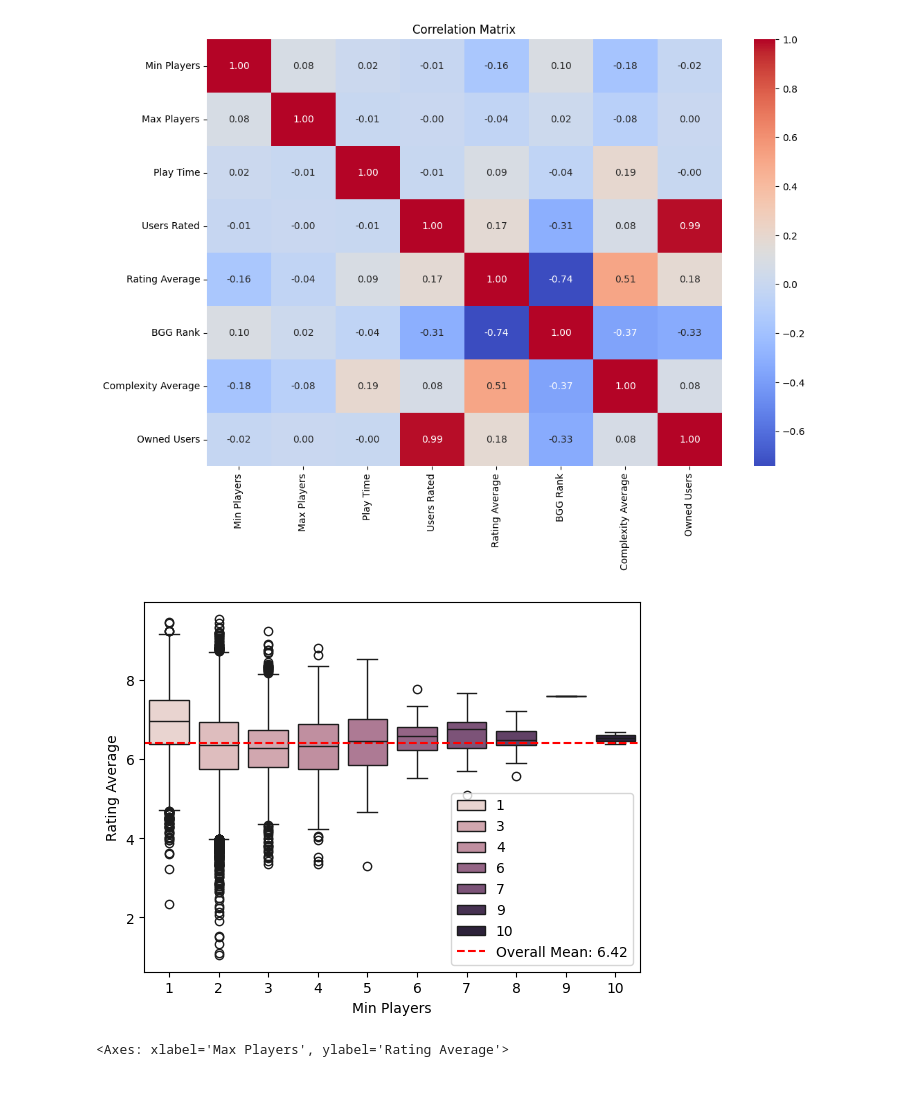
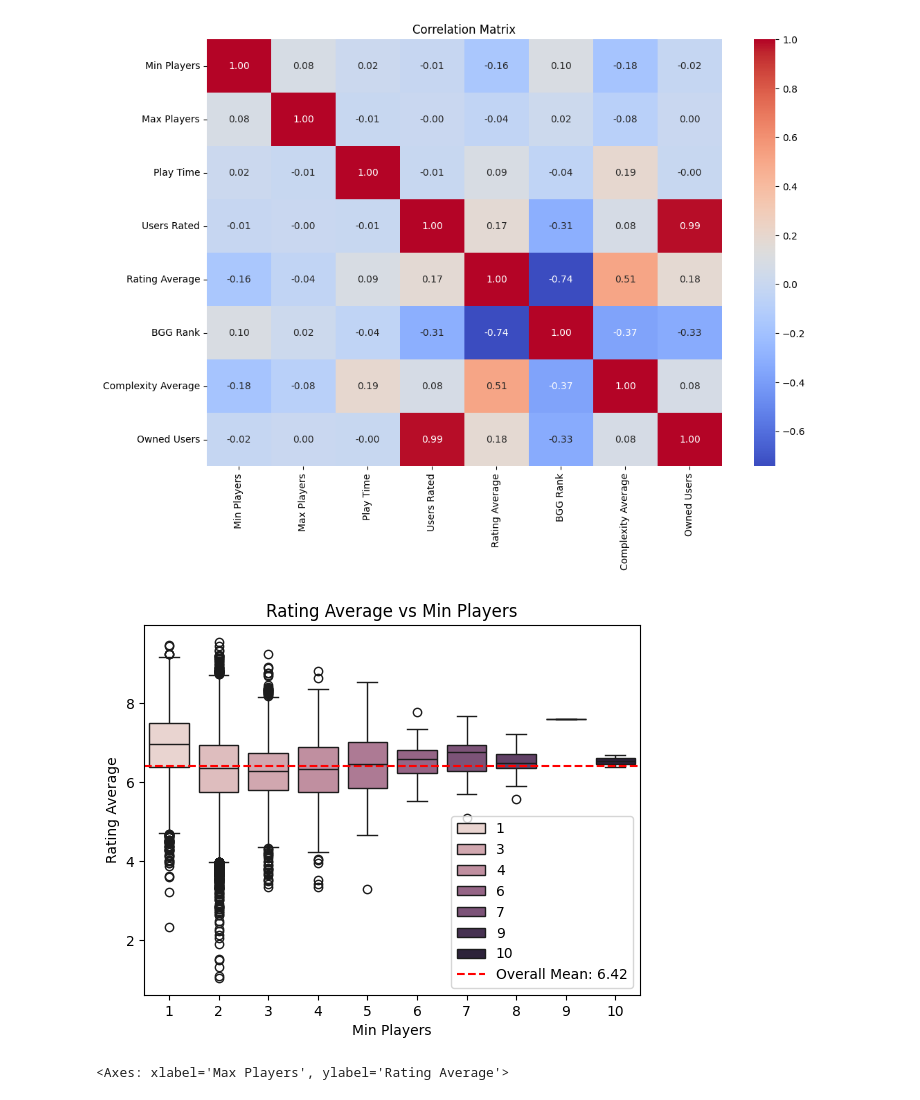
Before and after one commit to DovWong/EDA-PRoject, a Jupyter notebook: Start.ipynb, the cells around one changed output. Drawn from its saved outputs; the diff is of its cells as text; code cells hidden in the pictures.

```diff
--- a/Start.ipynb
+++ b/Start.ipynb
@@ -665,11 +666,12 @@ plt.show()
 # %%
 boxplot_min_rating = sns.boxplot(x='Min Players', y='Rating Average', hue = "Min Players", data=df2)
 rating_mean = df2['Rating Average'].mean()
 boxplot_min_rating.axhline(y = rating_mean, color = 'r', linestyle = '--', label = f'Overall Mean: {rating_mean:.2f}')
+boxplot_min_rating.set_title('Rating Average vs Min Players')
 plt.legend()
 plt.show()
 # %% [output]
-[figure, old version]
+[figure, new version]
 # %%
 sns.boxplot(x='Max Players', y='Rating Average', data=df2)
 # %% [output]
```
Also changed, not shown: parts of 15 cells of this notebook.
